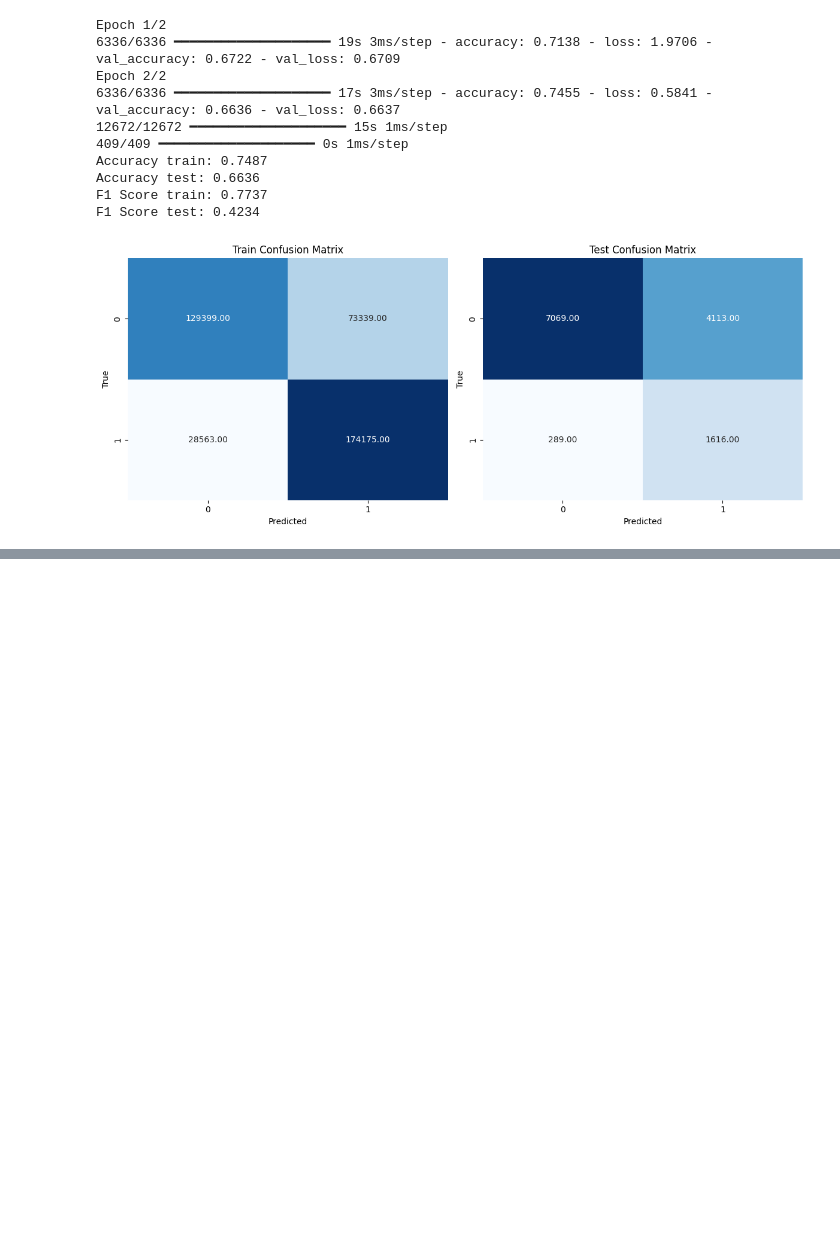
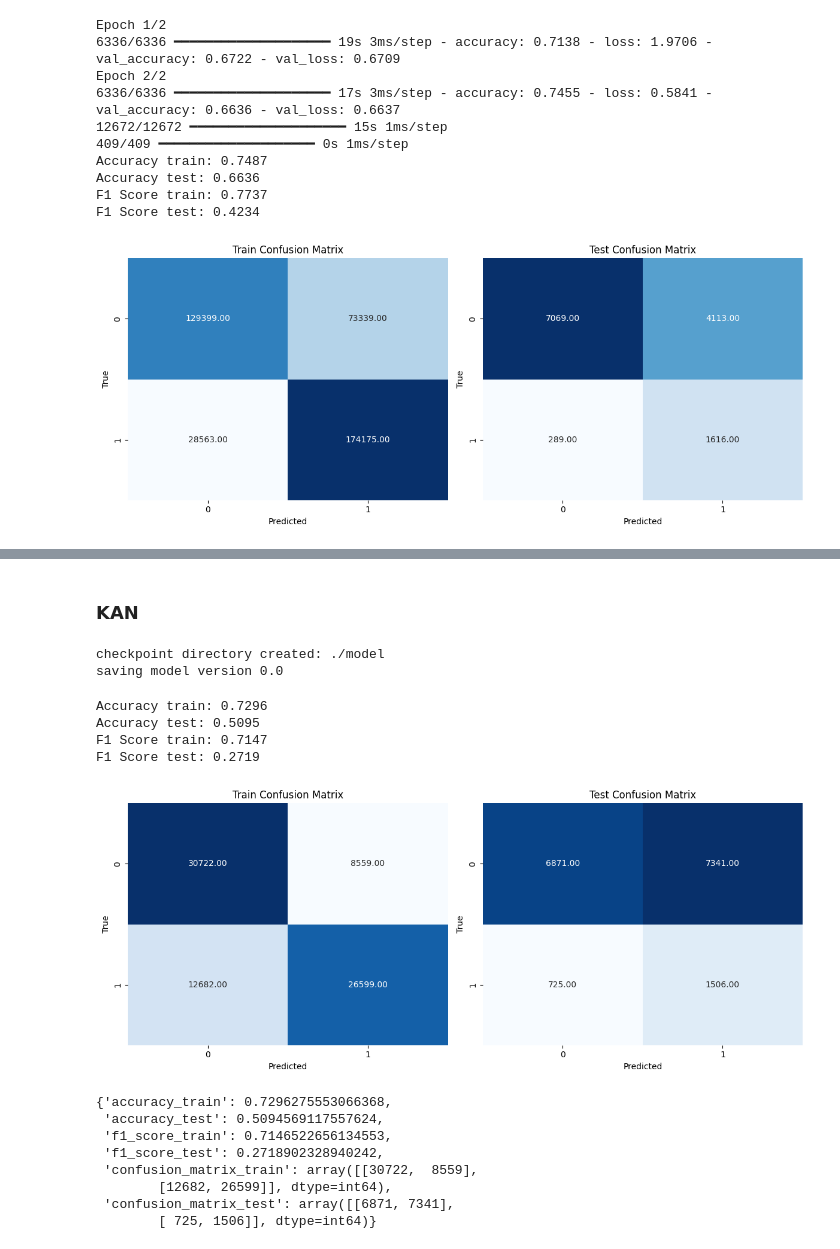
Before and after one commit to ward-benjamin/CS230, a Jupyter notebook: master_notebook.ipynb, the cells around one changed output, grey strips where cells are left out. Saved outputs shown, nothing was run; the diff lists cells and outputs as text; code cells hidden in the pictures; blank space fills up the shorter version.

```diff
--- a/master_notebook.ipynb
+++ b/master_notebook.ipynb
@@ -201,0 +361,21 @@ print(dist)
+# %% [markdown]
+### KAN
+# %%
+features_relevance = ['Sex','Healthcare_coverage','Blood_pressure','CHOLCHK','PHYSHLTH','MEDCOST','GENHLTH','Income_bracket','MENTHLTH','Exercise_last_mo','BMI','Had_stroke']
+# %%
+year = '2011'
+
+X_train,Y_train = preprocessed.get_data(year,'NearMiss',data = 'train')
+X_test,Y_test = preprocessed.get_data(year,'NearMiss',data = 'test')
+X_train = X_train[features_relevance]
+X_test = X_test[features_relevance]
+
+num_input = X_train.shape[1]
+features_name = list(X_train.columns)
+
+
+
+model_kan = model.create_kan_model(num_input,[3,2],grid = 5,degree=4)
+# %% [output]
+checkpoint directory created: ./model
+saving model version 0.0
@@ -201,0 +392,16 @@ print(dist)
+# %%
+evaluate.evaluate_model_kan(X_train,Y_train,X_test,Y_test,model_kan)
+# %% [output]
+Accuracy train: 0.7296
+Accuracy test: 0.5095
+F1 Score train: 0.7147
+F1 Score test: 0.2719
+[figure, added]
+{'accuracy_train': 0.7296275553066368,
+ 'accuracy_test': 0.5094569117557624,
+ 'f1_score_train': 0.7146522656134553,
+ 'f1_score_test': 0.2718902328940242,
+ 'confusion_matrix_train': array([[30722,  8559],
+        [12682, 26599]], dtype=int64),
+ 'confusion_matrix_test': array([[6871, 7341],
+        [ 725, 1506]], dtype=int64)}
```
Also changed, not shown: parts of 11 cells of this notebook, 4 other files.
